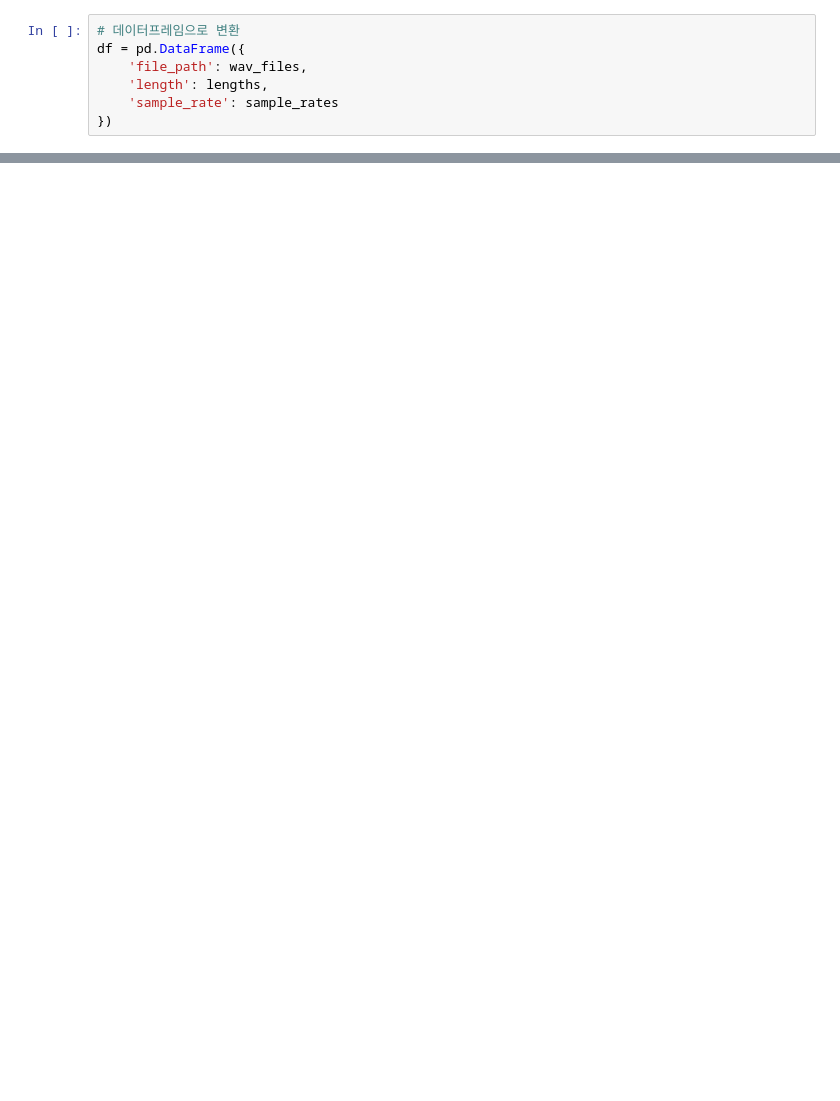
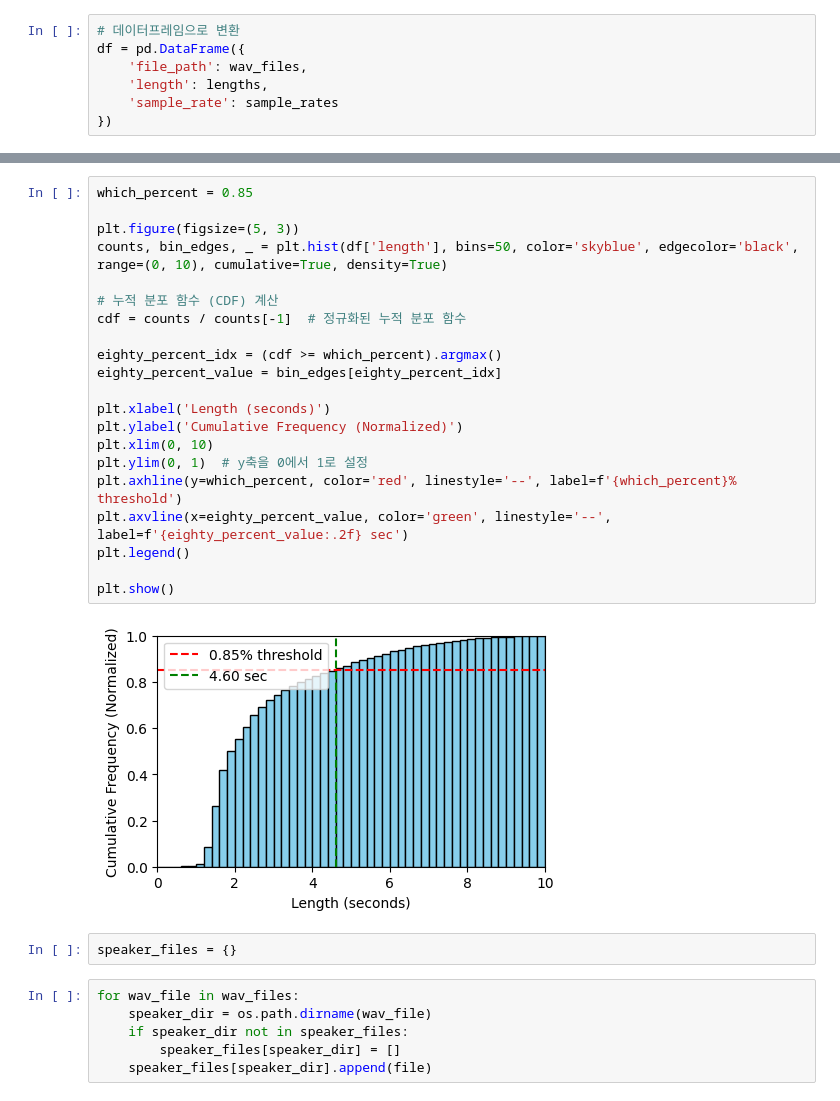
Before and after one commit to SongHunHan/VoiceAuth-AI, a Jupyter notebook: EDA.ipynb, the cells around one changed output, grey strips where cells are left out. Drawn from its saved outputs; the diff is of its cells as text; blank space fills up the shorter version.

```diff
--- a/EDA.ipynb
+++ b/EDA.ipynb
@@ -266,0 +63,31 @@ len(data)
+# %%
+which_percent = 0.85
+
+plt.figure(figsize=(5, 3))
+counts, bin_edges, _ = plt.hist(df['length'], bins=50, color='skyblue', edgecolor='black', range=(0, 10), cumulative=True, density=True)
+
+# 누적 분포 함수 (CDF) 계산
+cdf = counts / counts[-1]  # 정규화된 누적 분포 함수
+
+eighty_percent_idx = (cdf >= which_percent).argmax()
+eighty_percent_value = bin_edges[eighty_percent_idx]
+
+plt.xlabel('Length (seconds)')
+plt.ylabel('Cumulative Frequency (Normalized)')
+plt.xlim(0, 10)
+plt.ylim(0, 1)  # y축을 0에서 1로 설정
+plt.axhline(y=which_percent, color='red', linestyle='--', label=f'{which_percent}% threshold')
+plt.axvline(x=eighty_percent_value, color='green', linestyle='--', label=f'{eighty_percent_value:.2f} sec')
+plt.legend()
+
+plt.show()
+# %% [output]
+[figure, added]
+# %%
+speaker_files = {}
+# %%
+for wav_file in wav_files:
+    speaker_dir = os.path.dirname(wav_file)
+    if speaker_dir not in speaker_files:
+        speaker_files[speaker_dir] = []
+    speaker_files[speaker_dir].append(file)
```
Also changed, not shown: parts of 73 cells of this notebook.
